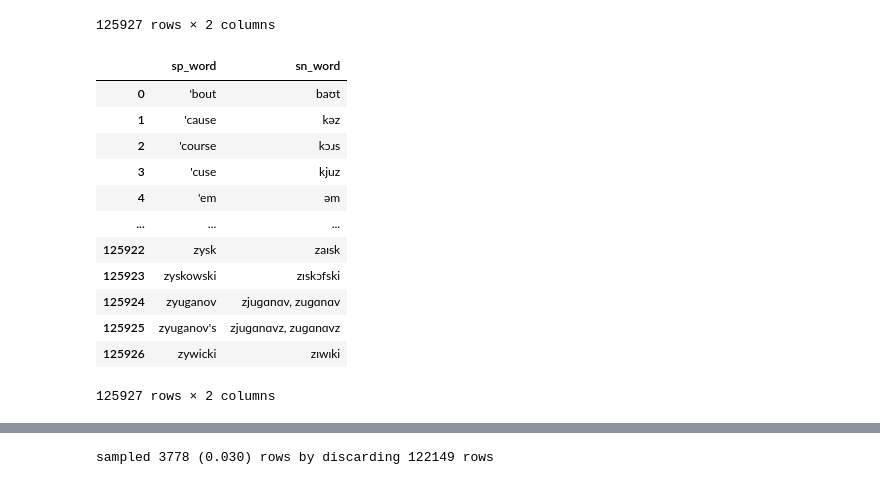
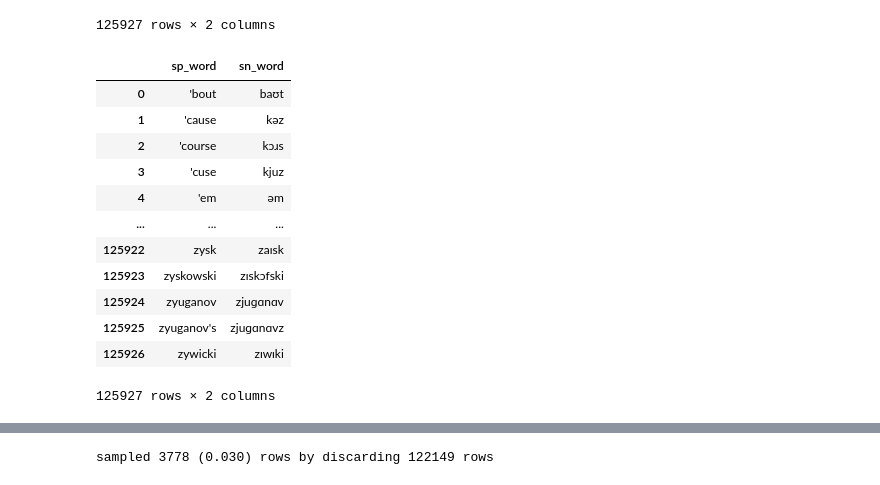
Before and after one commit to kow-k/HDP-spell-sound-analyzer, a Jupyter notebook: HDP-spell-sound-pair-analyzer.ipynb, the cells around one changed output, grey strips where cells are left out. Saved outputs shown, nothing was run; the diff lists cells and outputs as text; code cells hidden in the pictures.

```diff
--- a/HDP-spell-sound-pair-analyzer.ipynb
+++ b/HDP-spell-sound-pair-analyzer.ipynb
@@ -180,29 +180,30 @@ raw_df
 # %%
 ## modify spell
 raw_df['sp_word'] = raw_df['sp_word'].apply(lambda x: unicodedata.normalize('NFC', str(x)))
 if lower_chars:
     raw_df['sp_word'] = raw_df['sp_word'].apply(lambda x: x.lower())
 
 ## modify sound symbols
 raw_df['sn_word'] = raw_df['sn_word'].apply(lambda x: unicodedata.normalize('NFC', str(x)))
 raw_df['sn_word'] = raw_df['sn_word'].apply(lambda x: re.sub(r"/", "", x))
+raw_df['sn_word'] = raw_df['sn_word'].apply(lambda x: x.split(",")[0]) # pick up only the first
 if strip_accents:
     raw_df['sn_word'] = raw_df['sn_word'].apply(lambda x: re.sub(r'"', "", x))
     raw_df['sn_word'] = raw_df['sn_word'].apply(lambda x: re.sub(r"[ˈˌ]", "", x))
 #
 raw_df
 # %% [output]
 |  | sp_word | sn_word |
 | 0 | 'bout | baʊt |
 | 1 | 'cause | kəz |
 | 2 | 'course | kɔɹs |
 | 3 | 'cuse | kjuz |
 | 4 | 'em | əm |
 | ... | ... | ... |
 | 125922 | zysk | zaɪsk |
 | 125923 | zyskowski | zɪskɔfski |
-| 125924 | zyuganov | zjuɡɑnɑv, zuɡɑnɑv |
-| 125925 | zyuganov's | zjuɡɑnɑvz, zuɡɑnɑvz |
+| 125924 | zyuganov | zjuɡɑnɑv |
+| 125925 | zyuganov's | zjuɡɑnɑvz |
 | 125926 | zywicki | zɪwɪki |
 125927 rows × 2 columns
 # %%
```
Also changed, not shown: parts of 54 cells of this notebook.
